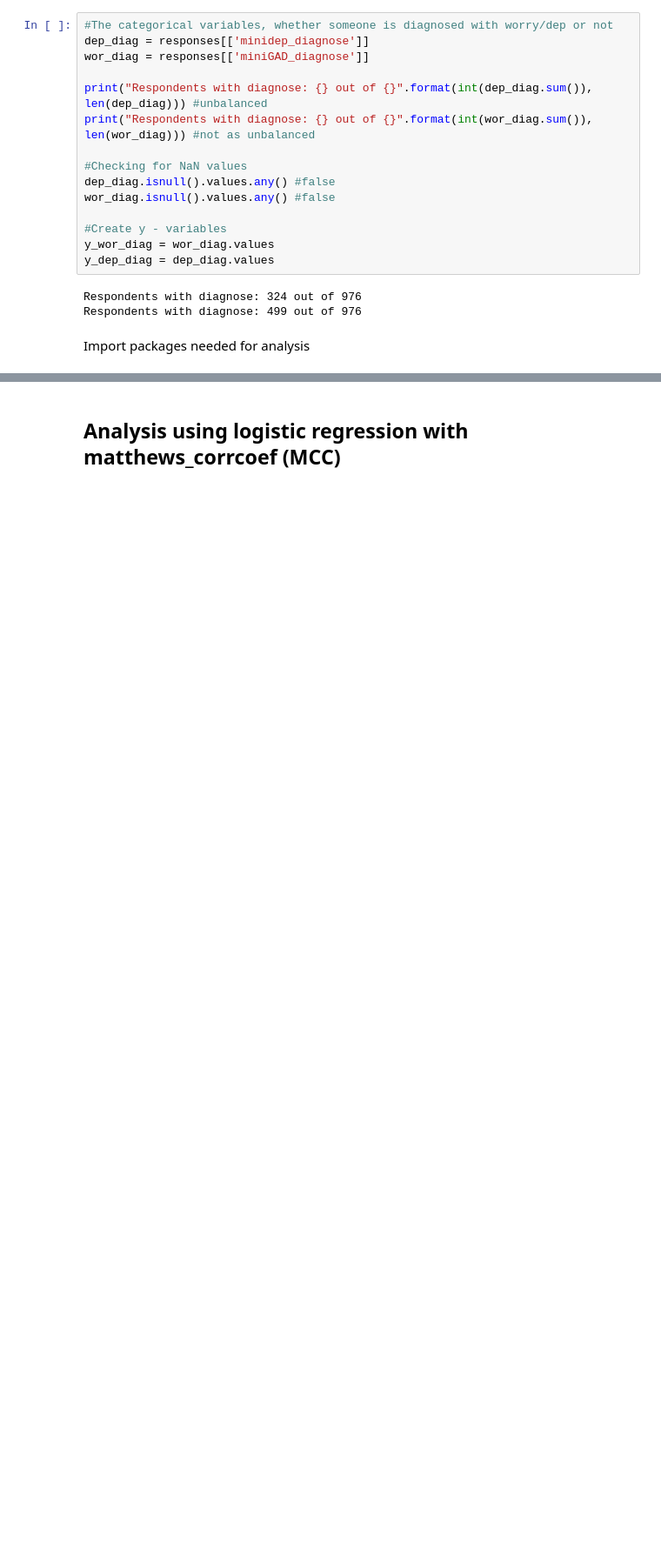
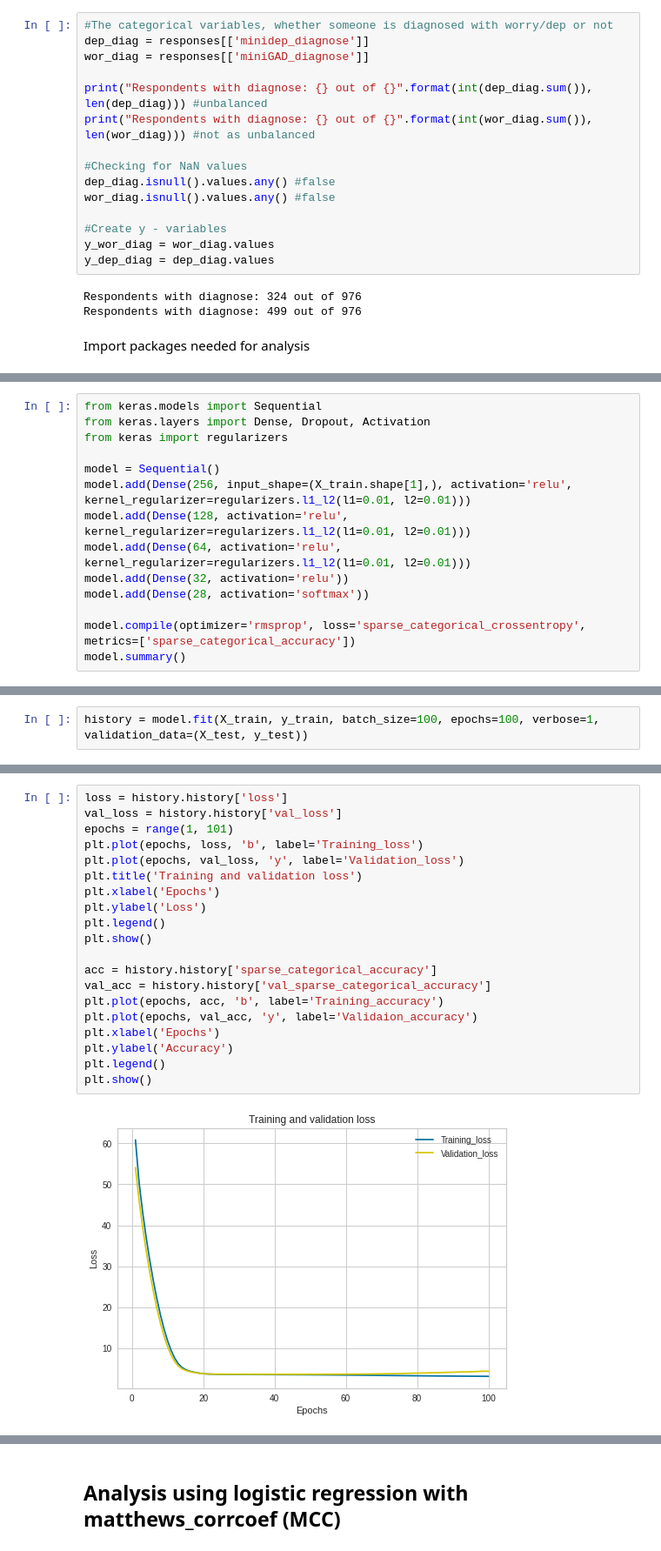
Before and after one commit to alexandraant161803/EDAN70, a Jupyter notebook: WD_project.ipynb, the cells around one changed output, grey strips where cells are left out. Shown at 87% size. Cells and saved outputs as stored; diff of their text form; blank space fills up the shorter version.

```diff
--- a/WD_project.ipynb
+++ b/WD_project.ipynb
@@ -417,0 +482,14 @@ from sklearn.metrics import matthews_corrcoef
+# %%
+from keras.models import Sequential
+from keras.layers import Dense, Dropout, Activation
+from keras import regularizers
+
+model = Sequential()
+model.add(Dense(256, input_shape=(X_train.shape[1],), activation='relu', kernel_regularizer=regularizers.l1_l2(l1=0.01, l2=0.01)))
+model.add(Dense(128, activation='relu', kernel_regularizer=regularizers.l1_l2(l1=0.01, l2=0.01)))
+model.add(Dense(64, activation='relu', kernel_regularizer=regularizers.l1_l2(l1=0.01, l2=0.01)))
+model.add(Dense(32, activation='relu'))
+model.add(Dense(28, activation='softmax'))
+
+model.compile(optimizer='rmsprop', loss='sparse_categorical_crossentropy', metrics=['sparse_categorical_accuracy'])
+model.summary()
@@ -417,0 +515,2 @@ from sklearn.metrics import matthews_corrcoef
+# %%
+history = model.fit(X_train, y_train, batch_size=100, epochs=100, verbose=1, validation_data=(X_test, y_test))
@@ -417,0 +535,22 @@ from sklearn.metrics import matthews_corrcoef
+# %%
+loss = history.history['loss']
+val_loss = history.history['val_loss']
+epochs = range(1, 101)
+plt.plot(epochs, loss, 'b', label='Training_loss')
+plt.plot(epochs, val_loss, 'y', label='Validation_loss')
+plt.title('Training and validation loss')
+plt.xlabel('Epochs')
+plt.ylabel('Loss')
+plt.legend()
+plt.show()
+
+acc = history.history['sparse_categorical_accuracy']
+val_acc = history.history['val_sparse_categorical_accuracy']
+plt.plot(epochs, acc, 'b', label='Training_accuracy')
+plt.plot(epochs, val_acc, 'y', label='Validaion_accuracy')
+plt.xlabel('Epochs')
+plt.ylabel('Accuracy')
+plt.legend()
+plt.show()
+# %% [output]
+[figure, added]
```
Also changed, not shown: parts of 17 cells of this notebook.
